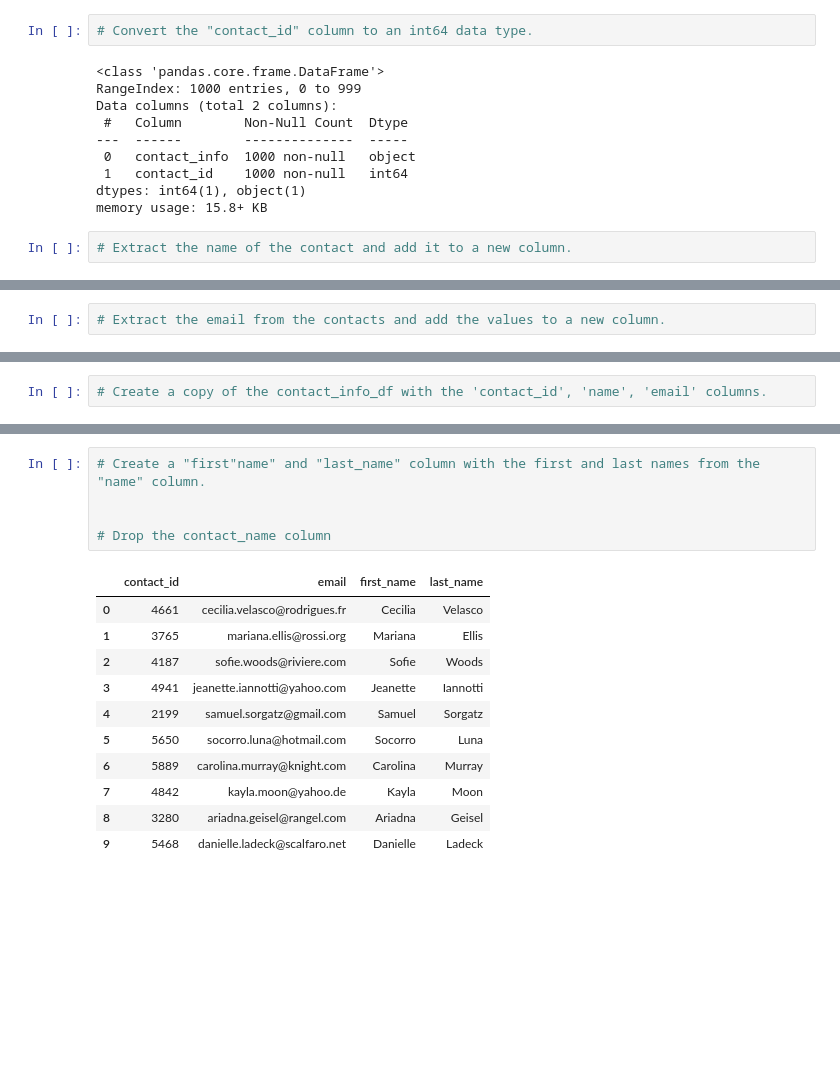
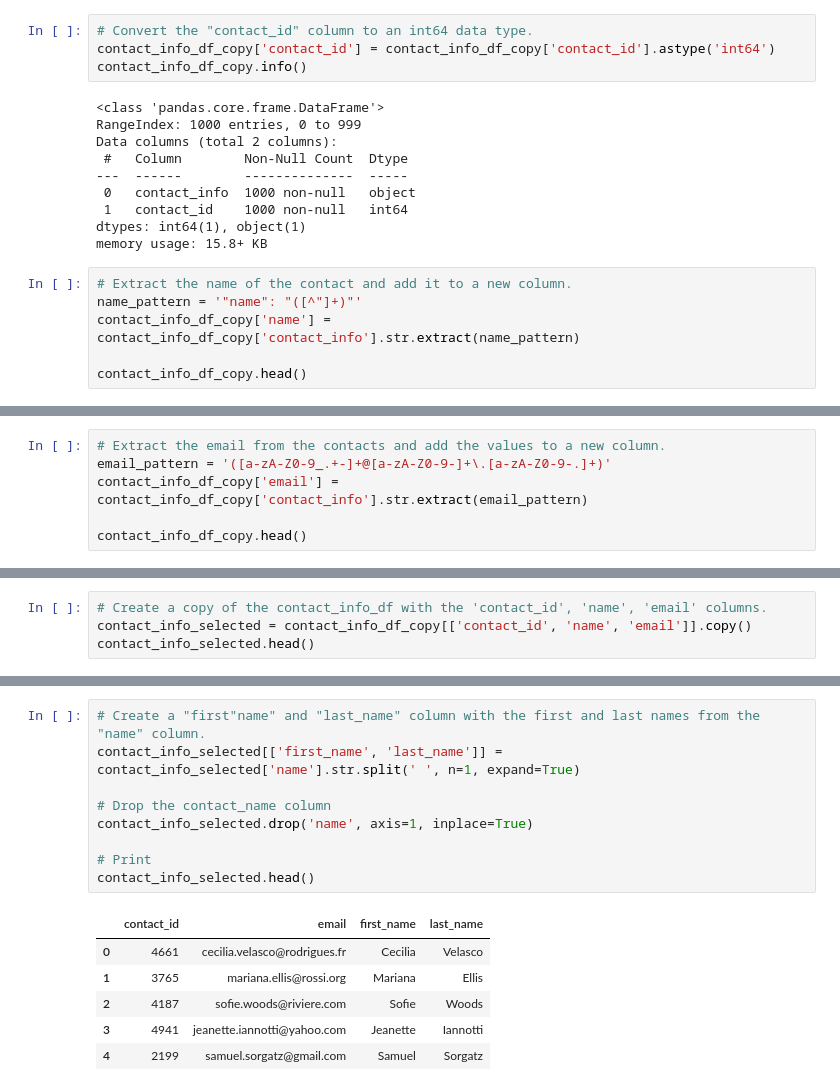
Before and after one commit to natlopz/Crowdfunding_ETL, a Jupyter notebook: ETL_Mini_Project_LFierle_NLopez.ipynb, the cells around one changed output, grey strips where cells are left out. Cells and saved outputs as stored; diff of their text form; blank space fills up the shorter version.

```diff
--- a/ETL_Mini_Project_LFierle_NLopez.ipynb
+++ b/ETL_Mini_Project_LFierle_NLopez.ipynb
@@ -405,6 +429,8 @@ dtypes: object(2)
 memory usage: 15.8+ KB
 # %%
 # Convert the "contact_id" column to an int64 data type.
+contact_info_df_copy['contact_id'] = contact_info_df_copy['contact_id'].astype('int64')
+contact_info_df_copy.info()
 # %% [output]
 <class 'pandas.core.frame.DataFrame'>
 RangeIndex: 1000 entries, 0 to 999
@@ -417,4 +443,8 @@ dtypes: int64(1), object(1)
 memory usage: 15.8+ KB
 # %%
 # Extract the name of the contact and add it to a new column.
+name_pattern = '"name": "([^"]+)"'
+contact_info_df_copy['name'] = contact_info_df_copy['contact_info'].str.extract(name_pattern)
+
+contact_info_df_copy.head()
 # %% [output]
@@ -432,3 +457,7 @@ memory usage: 15.8+ KB
 # %%
 # Extract the email from the contacts and add the values to a new column.
+email_pattern = '([a-zA-Z0-9_.+-]+@[a-zA-Z0-9-]+\.[a-zA-Z0-9-.]+)'
+contact_info_df_copy['email'] = contact_info_df_copy['contact_info'].str.extract(email_pattern)
+
+contact_info_df_copy.head()
 # %% [output]
@@ -446,5 +470,7 @@ memory usage: 15.8+ KB
 # %%
 # Create a copy of the contact_info_df with the 'contact_id', 'name', 'email' columns.
+contact_info_selected = contact_info_df_copy[['contact_id', 'name', 'email']].copy()
+contact_info_selected.head()
 # %% [output]
 |  | contact_id | name | email |
 | 0 | 4661 | Cecilia Velasco | cecilia.velasco@rodrigues.fr |
@@ -460,17 +481,16 @@ memory usage: 15.8+ KB
 # %%
 # Create a "first"name" and "last_name" column with the first and last names from the "name" column.
-
+contact_info_selected[['first_name', 'last_name']] = contact_info_selected['name'].str.split(' ', n=1, expand=True)
 
 # Drop the contact_name column
+contact_info_selected.drop('name', axis=1, inplace=True)
+
+# Print
+contact_info_selected.head()
 # %% [output]
 |  | contact_id | email | first_name | last_name |
 | 0 | 4661 | cecilia.velasco@rodrigues.fr | Cecilia | Velasco |
 | 1 | 3765 | mariana.ellis@rossi.org | Mariana | Ellis |
 | 2 | 4187 | sofie.woods@riviere.com | Sofie | Woods |
 | 3 | 4941 | jeanette.iannotti@yahoo.com | Jeanette | Iannotti |
 | 4 | 2199 | samuel.sorgatz@gmail.com | Samuel | Sorgatz |
-| 5 | 5650 | socorro.luna@hotmail.com | Socorro | Luna |
-| 6 | 5889 | carolina.murray@knight.com | Carolina | Murray |
-| 7 | 4842 | kayla.moon@yahoo.de | Kayla | Moon |
-| 8 | 3280 | ariadna.geisel@rangel.com | Ariadna | Geisel |
-| 9 | 5468 | danielle.ladeck@scalfaro.net | Danielle | Ladeck |
```
Also changed, not shown: parts of 31 cells of this notebook, 5 other files.
